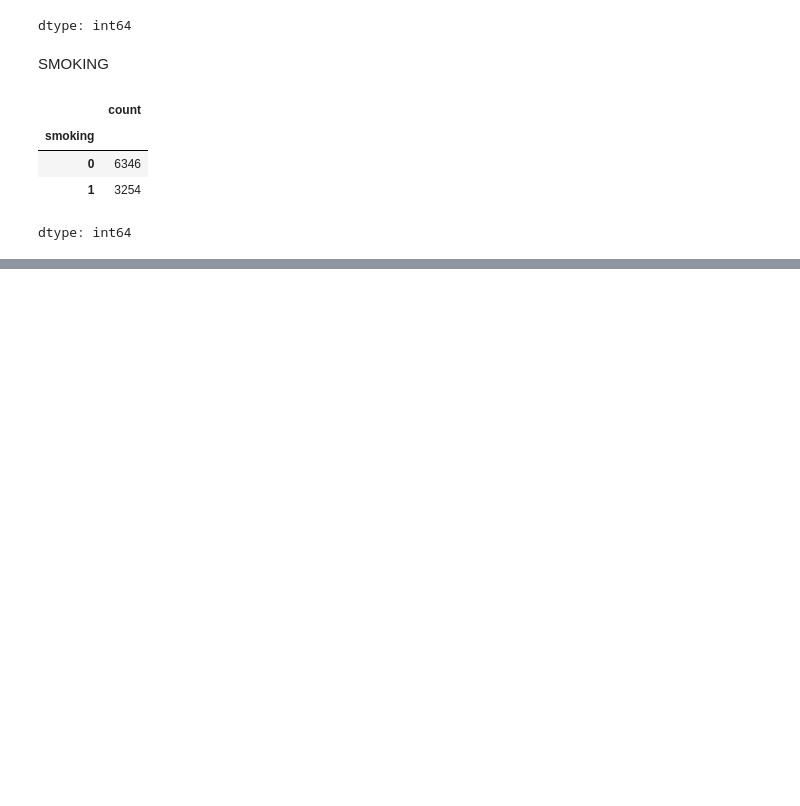
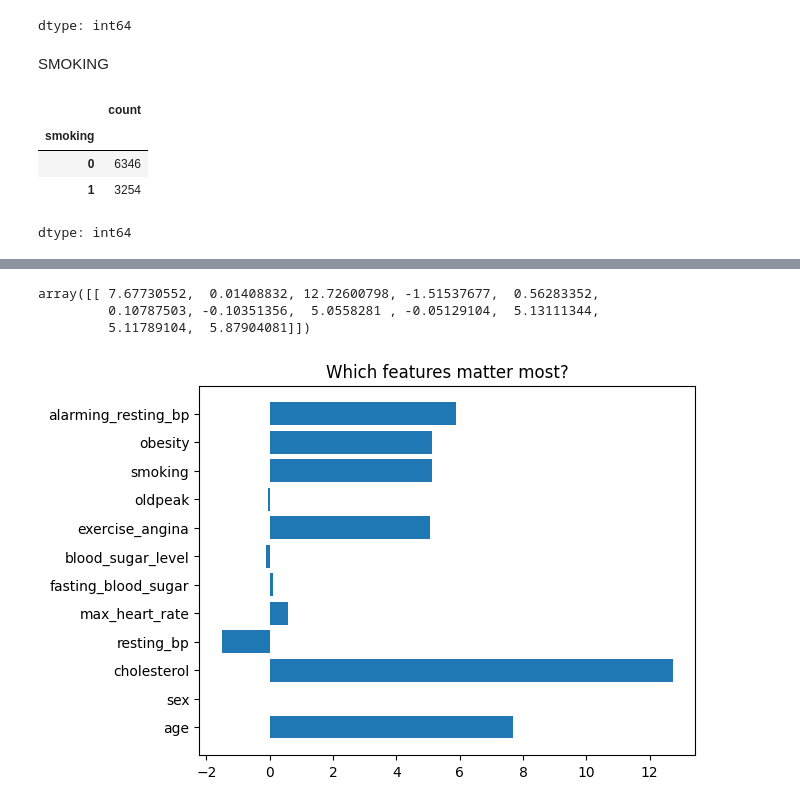
Before and after one commit to saaaaaaaaaaaaaad56/CodeAlpha_Disease_prediction, a Jupyter notebook: execution.ipynb, the cells around one changed output, grey strips where cells are left out. Cells and saved outputs as stored; diff of their text form; code cells hidden in the pictures; blank space fills up the shorter version.

```diff
--- a/execution.ipynb
+++ b/execution.ipynb
@@ -241,0 +258,4 @@ dtype: int64
+# %%
+scalar = MinMaxScaler()
+x_train = pd.DataFrame(scalar.fit_transform(x_train), columns=x_train.columns)
+x_test = pd.DataFrame(scalar.transform(x_test), columns=x_test.columns)
@@ -241,0 +294,4 @@ dtype: int64
+# %%
+x_train['resting_bp'].fillna(x_train['resting_bp'].median(), inplace=True)
+x_test['cholesterol'].fillna(x_test['cholesterol'].median(), inplace=True)
+x_test['blood_sugar_level'].fillna(x_test['blood_sugar_level'].median(), inplace=True)
@@ -241,0 +317,5 @@ dtype: int64
+# %%
+from sklearn.linear_model import LogisticRegression
+
+model = LogisticRegression()
+model.fit(x_train, y_train)
@@ -241,0 +351,19 @@ dtype: int64
+# %%
+model.coef_
+# %% [output]
+array([[ 7.67730552,  0.01408832, 12.72600798, -1.51537677,  0.56283352,
+         0.10787503, -0.10351356,  5.0558281 , -0.05129104,  5.13111344,
+         5.11789104,  5.87904081]])
+# %%
+import matplotlib.pyplot as plt
+
+
+importance = model.coef_[0]
+feature_names = x_train.columns
+
+
+plt.barh(feature_names, importance)
+plt.title("Which features matter most?")
+plt.show()
+# %% [output]
+[figure, added]
```
Also changed, not shown: parts of 14 cells of this notebook.
